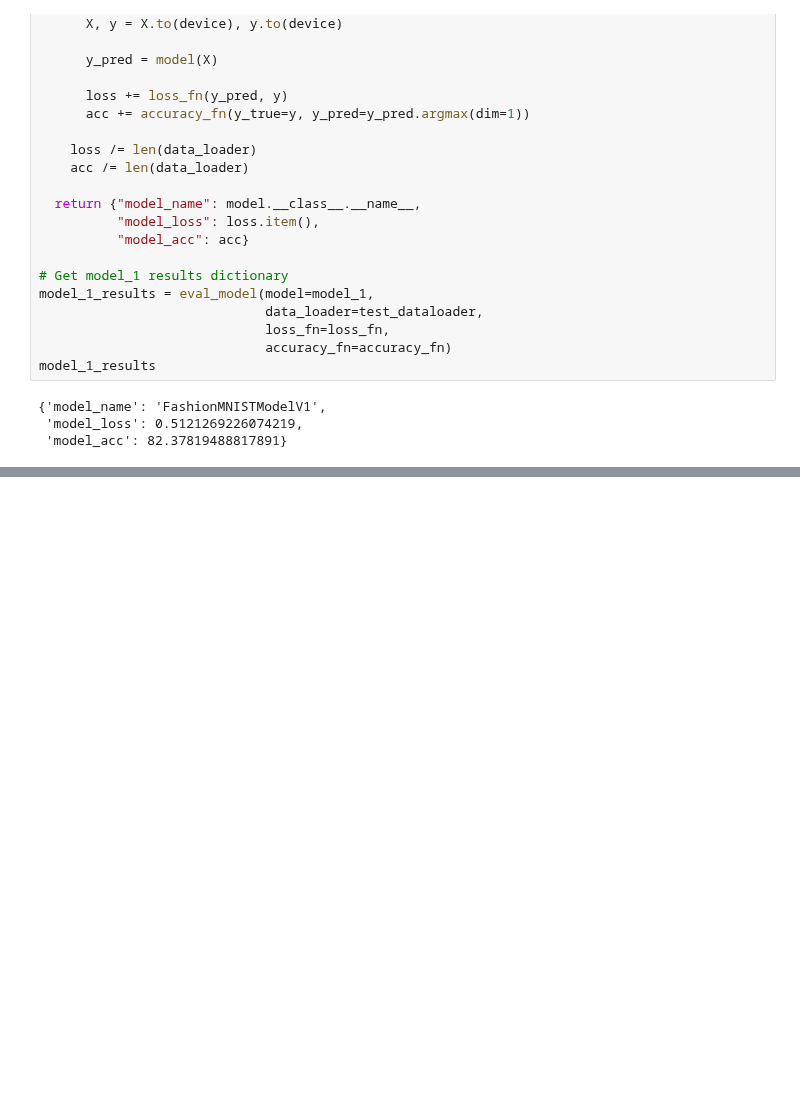
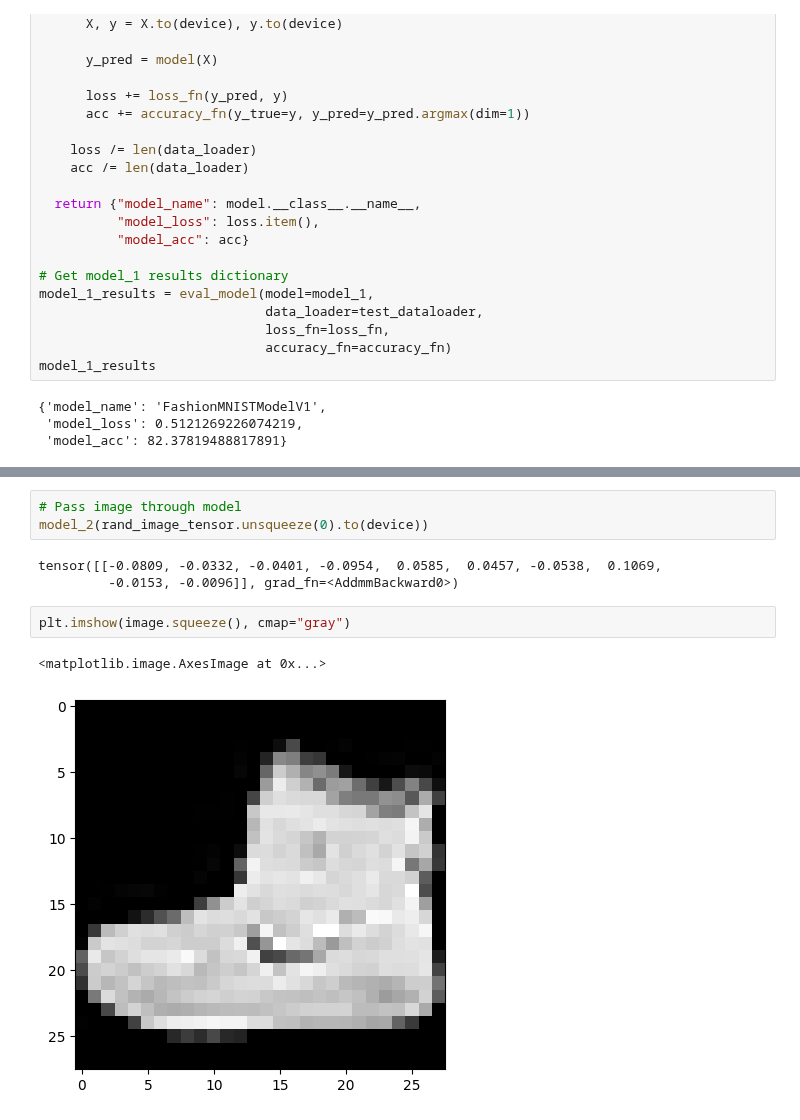
Before and after one commit to yungshun317/torch-dnn, a Jupyter notebook: computer_vision.ipynb, the cells around one changed output, grey strips where cells are left out. Saved outputs shown, nothing was run; the diff lists cells and outputs as text; blank space fills up the shorter version.

```diff
--- a/computer_vision.ipynb
+++ b/computer_vision.ipynb
@@ -605,0 +666,11 @@ model_1_results
+# %%
+# Pass image through model
+model_2(rand_image_tensor.unsqueeze(0).to(device))
+# %% [output]
+tensor([[-0.0809, -0.0332, -0.0401, -0.0954,  0.0585,  0.0457, -0.0538,  0.1069,
+         -0.0153, -0.0096]], grad_fn=<AddmmBackward0>)
+# %%
+plt.imshow(image.squeeze(), cmap="gray")
+# %% [output]
+<matplotlib.image.AxesImage at 0x...>
+[figure, added]
```
Also changed, not shown: parts of 4 cells of this notebook.
